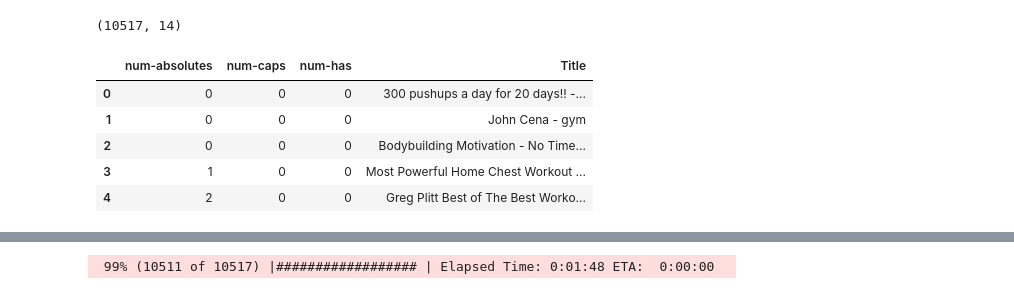
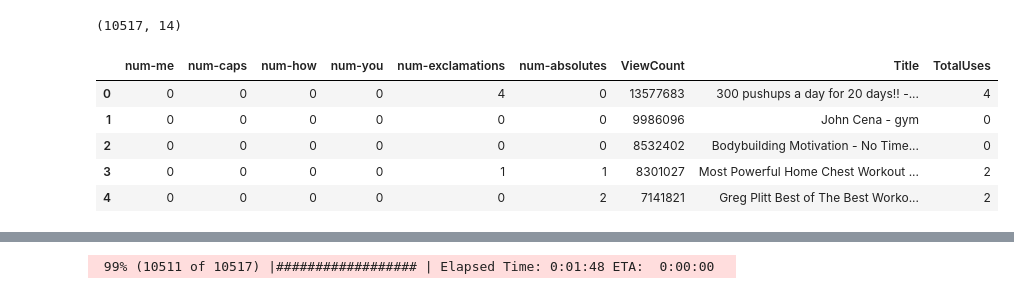
Before and after one commit to allenwang28/YouTube-Virality-Predictor, a Jupyter notebook: notebooks/Data Exploration (Draft).ipynb, the cells around one changed output, grey strips where cells are left out. Drawn from its saved outputs; the diff is of its cells as text; code cells hidden in the pictures.

```diff
--- a/notebooks/Data Exploration (Draft).ipynb
+++ b/notebooks/Data Exploration (Draft).ipynb
@@ -91,36 +95,54 @@ def find_number_of_condition(s, condition):
 def num_words_all_caps(s):
     return find_number_of_condition(s, lambda x: x.isupper())
 
-def num_has(s):
-    return find_number_of_condition(s, lambda x: x == 'has')
+def num_how(s):
+    return find_number_of_condition(s, lambda x: x.lower() == 'how')
 
 def num_absolutes(s):
     absolute_words = ['best', 'most', 'never', 'top', 'guarantees', 'guaranteed', 'extreme']
     return find_number_of_condition(s, lambda x: x.lower() in absolute_words)
 
 def num_exclamation(s):
+    return s.count('!')
 
+def num_me(s):
+    # e.g. any time they say me or i
+    me_words = ['i', 'me', 'my', 'mine', 'myself']
+    return find_number_of_condition(s, lambda x: x.lower() in me_words)
+
+def num_you(s):
+    you_words = ['you', 'your', 'yours', 'yourself']
+    return find_number_of_condition(s, lambda x: x.lower() in you_words)
 
 condition_map = {
     'caps': num_words_all_caps,
-    'has': num_has,
+    'how': num_how,
     'absolutes': num_absolutes,
+    'exclamations': num_exclamation,
+    'me': num_me,
+    'you': num_you,
 }
 # %%
 df_t = df.copy()
 
 new_columns = []
 for key in condition_map.keys():
     column_name = 'num-{0}'.format(key)
     df_t[column_name] = df['Title'].astype(str).apply(condition_map[key])
     new_columns.append(column_name)
 df_t = df_t[new_columns]
+df_t['ViewCount'] = df['ViewCount']
 df_t['Title'] = df['Title']
+
+df_t['TotalUses'] = df_t['Title'].apply(lambda x: 0)
+for new_column in new_columns:
+    df_t['TotalUses'] += df_t[new_column]
+
 df_t.head()
 # %% [output]
-|  | num-absolutes | num-caps | num-has | Title |
-| 0 | 0 | 0 | 0 | 300 pushups a day for 20 days!! -... |
-| 1 | 0 | 0 | 0 | John Cena - gym |
-| 2 | 0 | 0 | 0 | Bodybuilding Motivation - No Time... |
-| 3 | 1 | 0 | 0 | Most Powerful Home Chest Workout ... |
-| 4 | 2 | 0 | 0 | Greg Plitt Best of The Best Worko... |
+|  | num-me | num-caps | num-how | num-you | num-exclamations | num-absolutes | ViewCount | Title | TotalUses |
+| 0 | 0 | 0 | 0 | 0 | 4 | 0 | 13577683 | 300 pushups a day for 20 days!! -... | 4 |
+| 1 | 0 | 0 | 0 | 0 | 0 | 0 | 9986096 | John Cena - gym | 0 |
+| 2 | 0 | 0 | 0 | 0 | 0 | 0 | 8532402 | Bodybuilding Motivation - No Time... | 0 |
+| 3 | 0 | 0 | 0 | 0 | 1 | 1 | 8301027 | Most Powerful Home Chest Workout ... | 2 |
+| 4 | 0 | 0 | 0 | 0 | 0 | 2 | 7141821 | Greg Plitt Best of The Best Worko... | 2 |
```
Also changed, not shown: parts of 6 cells of this notebook, 6 other files.
